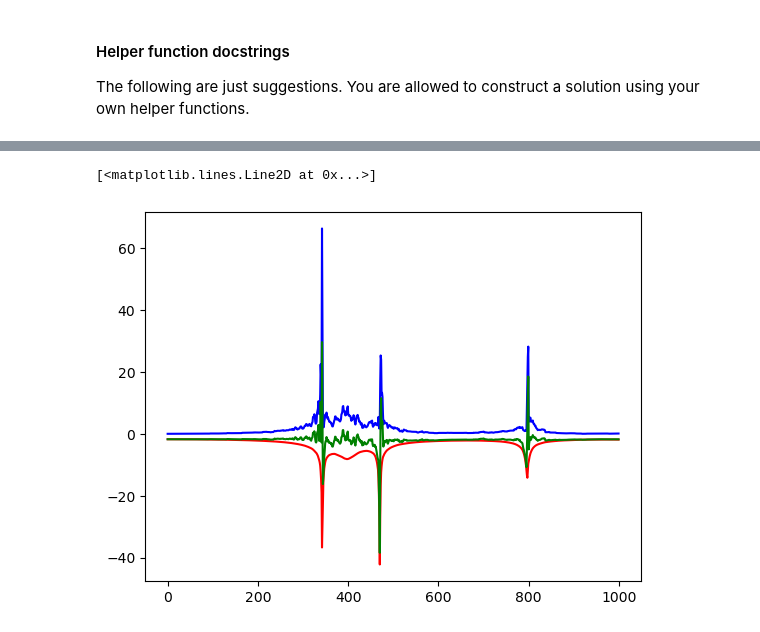
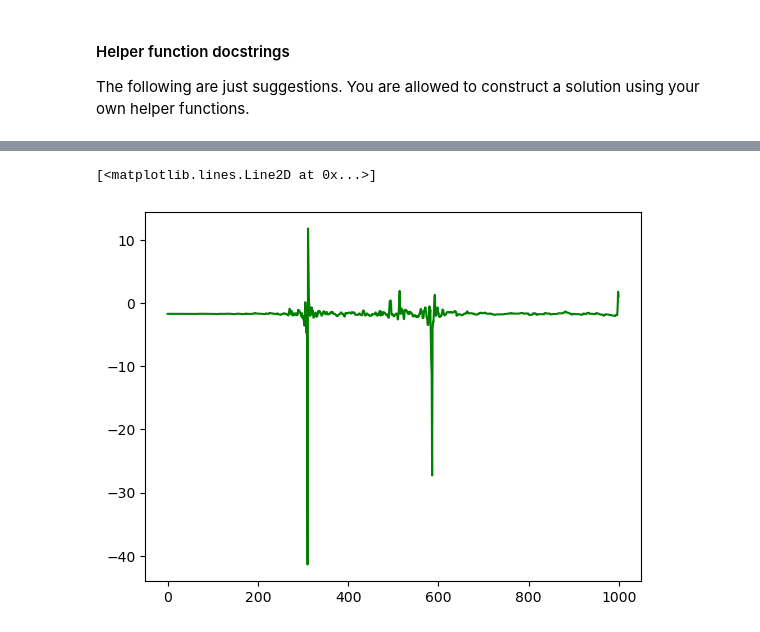
Before and after one commit to charbelnemer/tif285_project2, a Jupyter notebook: TIF285_Project2.ipynb, the cells around one changed output, grey strips where cells are left out. Drawn from its saved outputs; the diff is of its cells as text; code cells hidden in the pictures.

```diff
--- a/TIF285_Project2.ipynb
+++ b/TIF285_Project2.ipynb
@@ -623,7 +623,7 @@ def tf_compute_kinetic_energy(v):
         ke (array): An array of shape (N, 1) giving the kinetic energies at each time step.
     """
     two_tensor = tf.constant(2.0,shape=(1,1))
-    ke = tf.math.divide((tf.math.pow(v[:,0],two_tensor)+tf.math.pow(v[:,0],two_tensor)),two_tensor)
+    ke = tf.math.divide((tf.math.pow(v[:,0],two_tensor)+tf.math.pow(v[:,1],two_tensor)),two_tensor)
     return ke
 
 @tf.function()
@@ -656,7 +656,7 @@ def tf_compute_potential_energy(p1, p2, p3):
     pe = pe1 + pe2 + pe3
     return pe
 # %%
-idx = indices_val[2]
+idx = indices_val[0]
 x_lab, y_lab = get_data(idx)
 predictions = pre_trained_model.predict(x_lab)
 p1, p2, p3 = get_trajectories(predictions)
@@ -680,7 +680,7 @@ U = tf_compute_potential_energy(p1, p2, p3)
 E = K + U
 
 fig, ax = plt.subplots(1,1)
-ax.plot(K,'b')
-ax.plot(U,'r')
+#ax.plot(K,'b')
+#ax.plot(U,'r')
 ax.plot(E,'g')
 # %% [output]
@@ -688,3 +688,3 @@ ax.plot(E,'g')
 [<matplotlib.lines.Line2D at 0x...>]
-[figure, old version]
+[figure, new version]
 # %%
```
Also changed, not shown: parts of 10 cells of this notebook, 1 other file.
